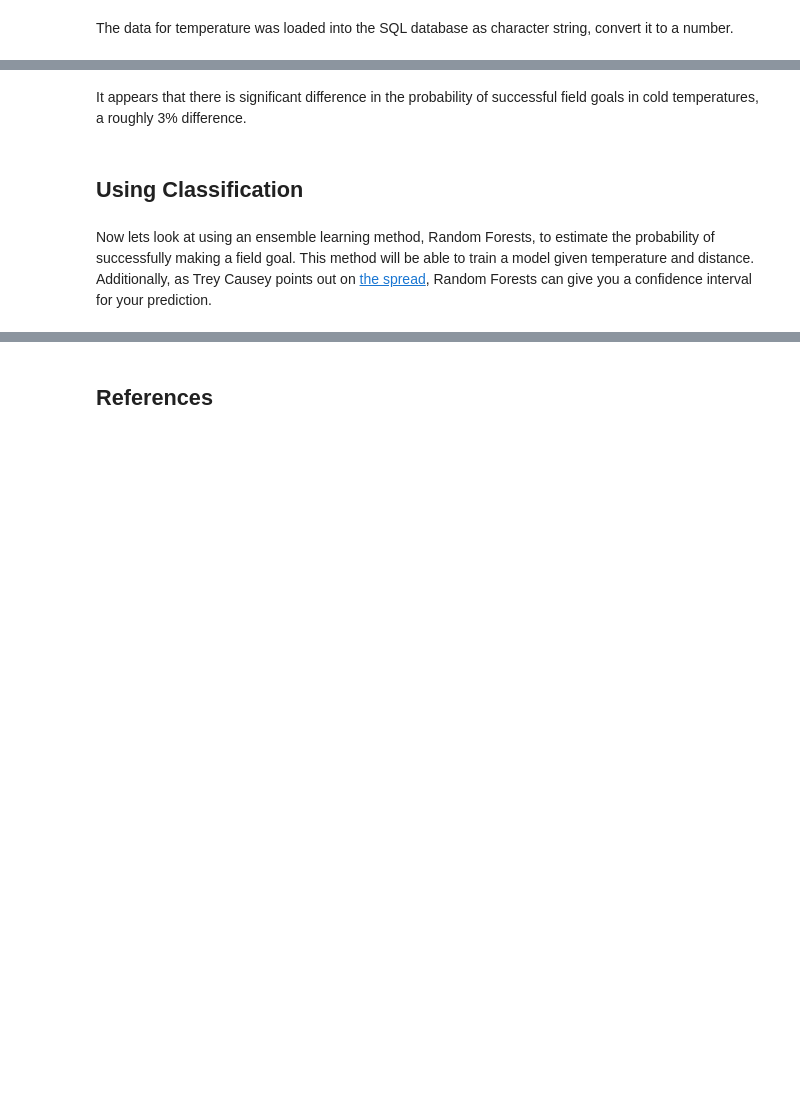
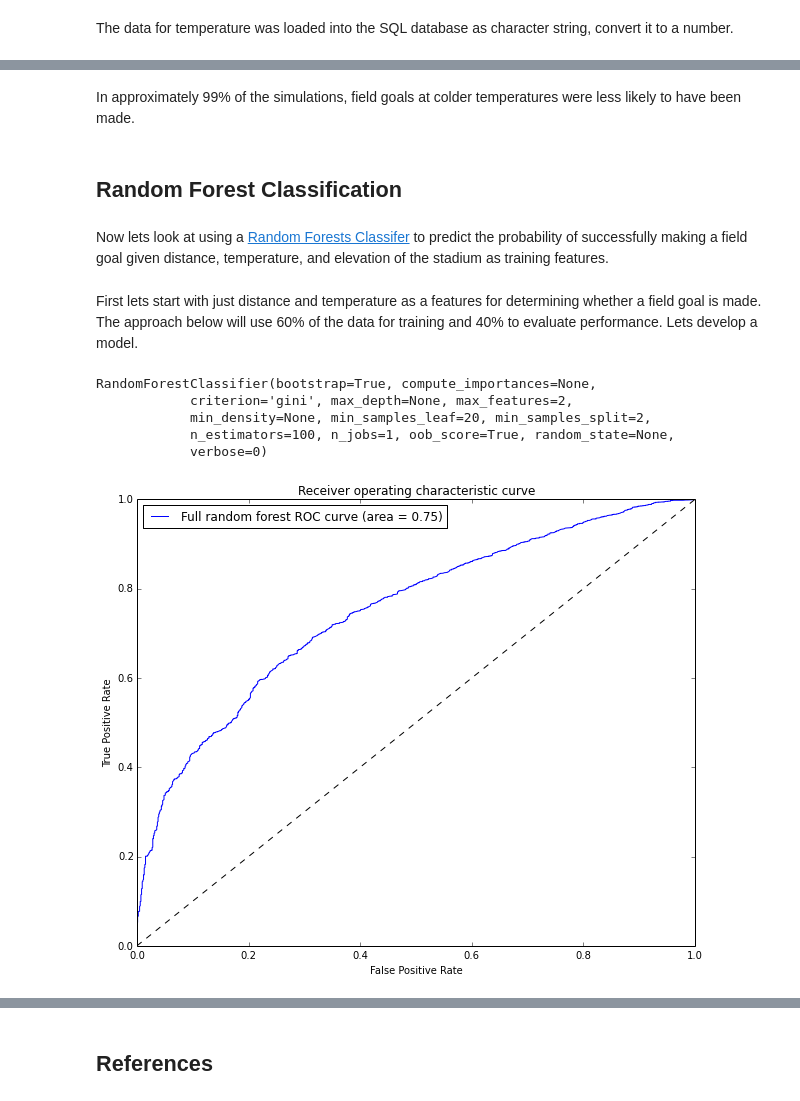
Before and after one commit to jgbos/IPython-Notebooks, a Jupyter notebook: Cold Weather FG.ipynb, the cells around one changed output, grey strips where cells are left out. Cells and saved outputs as stored; diff of their text form; code cells hidden in the pictures; blank space fills up the shorter version.

```diff
--- a/Cold Weather FG.ipynb
+++ b/Cold Weather FG.ipynb
@@ -43,0 +58,9 @@ df.head()
+# %%
+def getAlt(d):
+    c = df_elevation.STAD==d
+    if np.any(c):
+        return df_elevation[df_elevation.STAD==d]['alt'].iloc[0]
+    return np.nan
+
+df['ALT'] = df.STAD.map(getAlt)
+df.head()
@@ -120,6 +148,4 @@ Field Goals less than 40 yards are less successful in temperatures < 40 degrees
-# %% [markdown]
-It appears that there is significant difference in the probability of successful field goals in cold temperatures, a roughly 3% difference.
+# %% [markdown]
+In approximately 99% of the simulations, field goals at colder temperatures were less likely to have been made.
 # %% [markdown]
-## Using Classification
+## Random Forest Classification
-# %% [markdown]
-Now lets look at using an ensemble learning method, Random Forests, to estimate the probability of successfully making a field goal.  This method will be able to train a model given temperature and distance.  Additionally, as Trey Causey points out on [the spread](www.thespread.us), Random Forests can give you a confidence interval for your prediction.
@@ -127,0 +152,2 @@ from sklearn.ensemble import RandomForestClassifier
+# %% [markdown]
+Now lets look at using a  [Random Forests Classifer](http://scikit-learn.org/dev/modules/ensemble.html) to predict the probability of successfully making a field goal given distance, temperature, and elevation of the stadium as training features.
@@ -127,0 +158,22 @@ from sklearn.ensemble import RandomForestClassifier
+# %% [markdown]
+First lets start with just distance and temperature as a features for determining whether a field goal is made.  The approach below will use 60% of the data for training and 40% to evaluate performance.  Lets develop a model.
+# %%
+convert = lambda x: 1 if x == 'Y' else 0
+data = df;
+data = data[data.TEMP.notnull()]
+data.TEMP = data.TEMP.astype(float)
+data.GOOD = data.GOOD.apply(convert)
+
+X = data[['DIST','TEMP']]
+y = data['GOOD']
+X_train, X_test, y_train, y_test = train_test_split(X, y, test_size=.4)
+
+# Set up the random forest model with parameters found via grid search
+clf = RandomForestClassifier(oob_score = True, criterion='gini', n_estimators=100,  min_samples_leaf=20, max_features=2)
+clf.fit(X_train, y_train)
+# %% [output]
+RandomForestClassifier(bootstrap=True, compute_importances=None,
+            criterion='gini', max_depth=None, max_features=2,
+            min_density=None, min_samples_leaf=20, min_samples_split=2,
+            n_estimators=100, n_jobs=1, oob_score=True, random_state=None,
+            verbose=0)
@@ -127,0 +190,18 @@ from sklearn.ensemble import RandomForestClassifier
+# %%
+def roc():
+    full_probs = clf.predict_proba(X_test)
+    fpr_full, tpr_full, thresholds_full = roc_curve(y_test, full_probs[:, 1])
+    roc_auc_full = auc(fpr_full, tpr_full)
+
+    plt.figure(figsize=(10, 8))
+    plt.plot(fpr_full, tpr_full, label='Full random forest ROC curve (area = %0.2f)' % roc_auc_full)
+    plt.plot([0, 1], [0, 1], 'k--')
+    plt.xlim([0.0, 1.0])
+    plt.ylim([0.0, 1.0])
+    plt.xlabel('False Positive Rate')
+    plt.ylabel('True Positive Rate')
+    plt.title('Receiver operating characteristic curve')
+    plt.legend(loc="upper left");
+roc()
+# %% [output]
+[figure, added]
```
Also changed, not shown: parts of 34 cells of this notebook.
